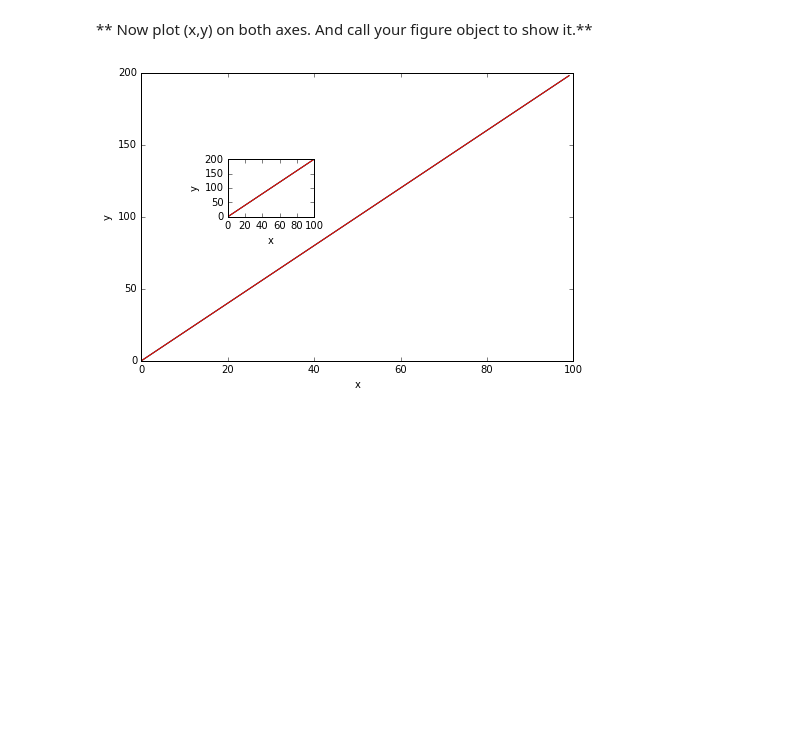
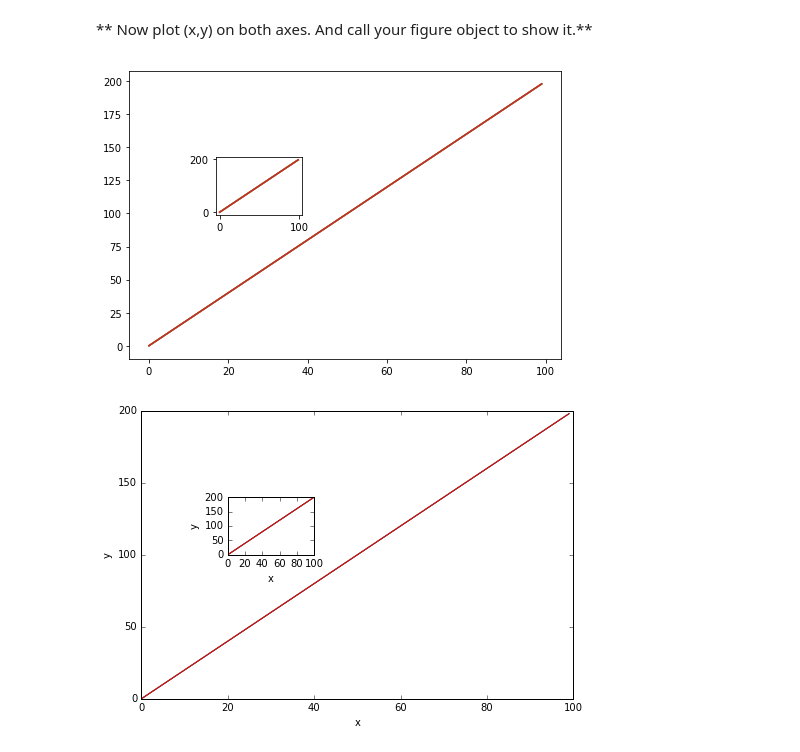
Before and after one commit to kwarodom/sidtechtalent, a Jupyter notebook: ML-Week2/Lecture5 python data visualization/Matplotlib/Matplotlib Exercises .ipynb, the cells around one changed output. Cells and saved outputs as stored; diff of their text form; code cells hidden in the pictures; blank space fills up the shorter version.

```diff
--- a/ML-Week2/Lecture5 python data visualization/Matplotlib/Matplotlib Exercises .ipynb
+++ b/ML-Week2/Lecture5 python data visualization/Matplotlib/Matplotlib Exercises .ipynb
@@ -52,6 +59,12 @@ plt.show()
 [figure]
 # %% [markdown]
 ** Now plot (x,y) on both axes. And call your figure object to show it.**
+# %%
+ax1.plot(x, y)
+ax2.plot(x, y)
+fig
+# %% [output]
+[figure, added]
 # %%
 # %% [output]
 [figure]
```
Also changed, not shown: parts of 2 cells of this notebook.
